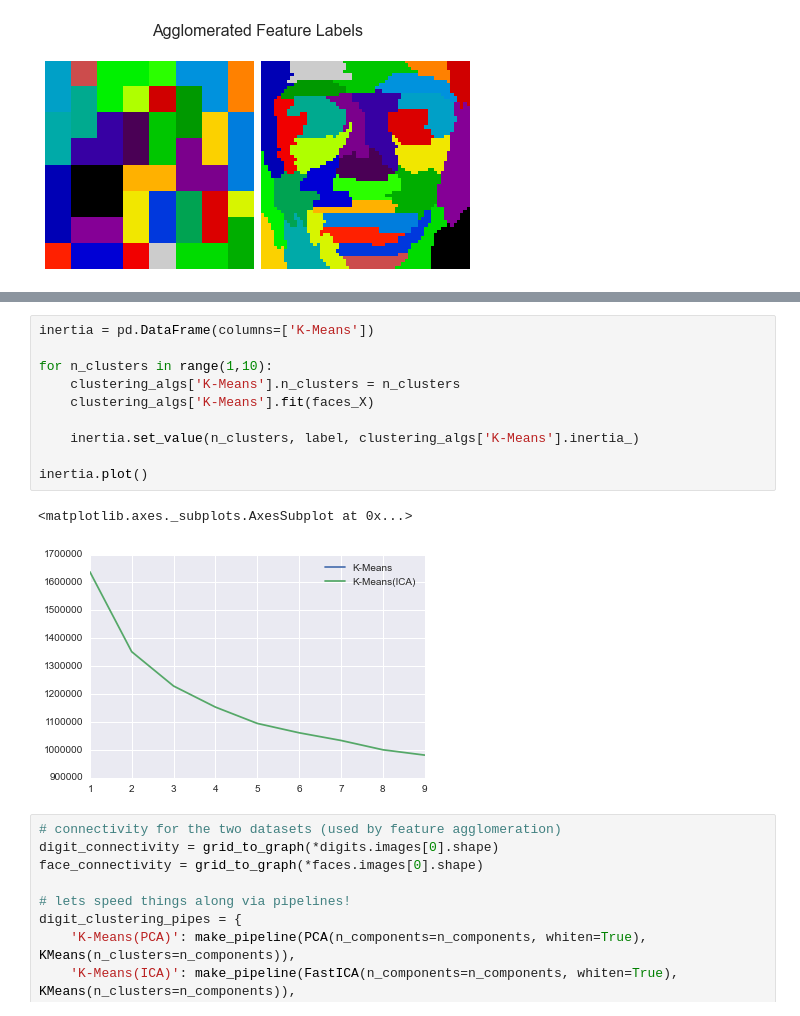
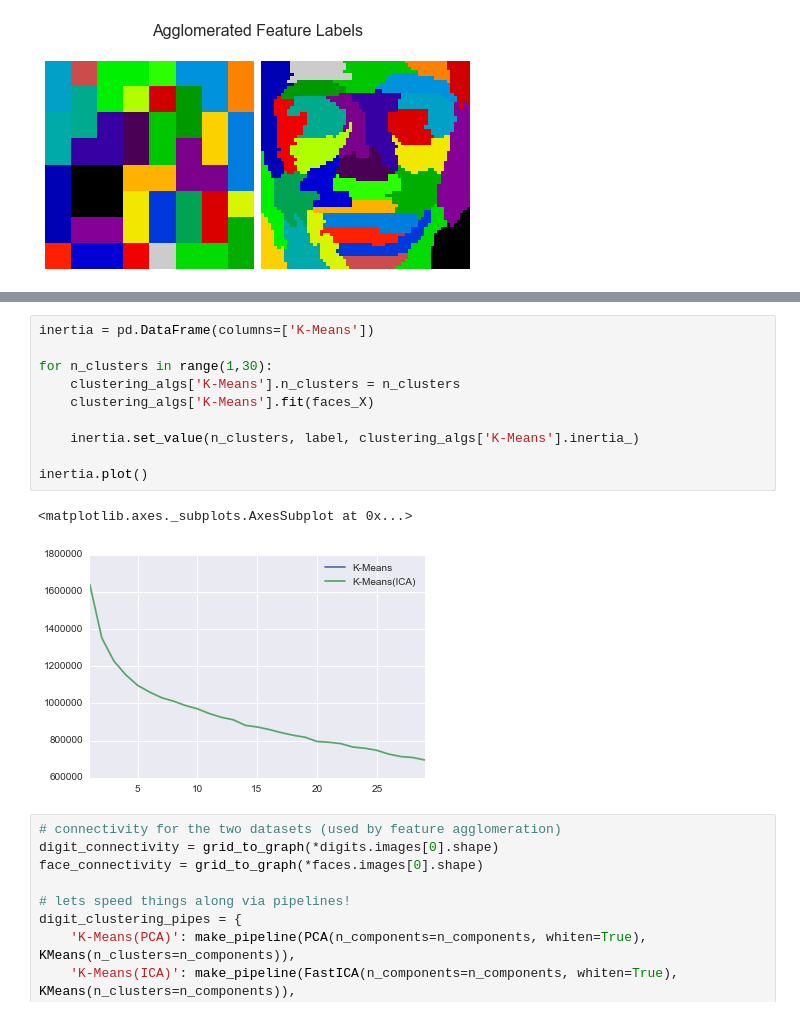
Before and after one commit to wds360/machineLearning, a Jupyter notebook: unsupervisedLearning/ul_experiments.ipynb, the cells around one changed output, grey strips where cells are left out. Cells and saved outputs as stored; diff of their text form.

```diff
--- a/unsupervisedLearning/ul_experiments.ipynb
+++ b/unsupervisedLearning/ul_experiments.ipynb
@@ -198,16 +198,16 @@ inertia.plot()
 # %%
 inertia = pd.DataFrame(columns=['K-Means'])
 
-for n_clusters in range(1,10):
+for n_clusters in range(1,30):
     clustering_algs['K-Means'].n_clusters = n_clusters
     clustering_algs['K-Means'].fit(faces_X)
 
     inertia.set_value(n_clusters, label, clustering_algs['K-Means'].inertia_)
 
 inertia.plot()
 # %% [output]
 <matplotlib.axes._subplots.AxesSubplot at 0x...>
-[figure, old version]
+[figure, new version]
 # %%
 # connectivity for the two datasets (used by feature agglomeration)
 digit_connectivity = grid_to_graph(*digits.images[0].shape)
```
Also changed, not shown: parts of 5 cells of this notebook.
